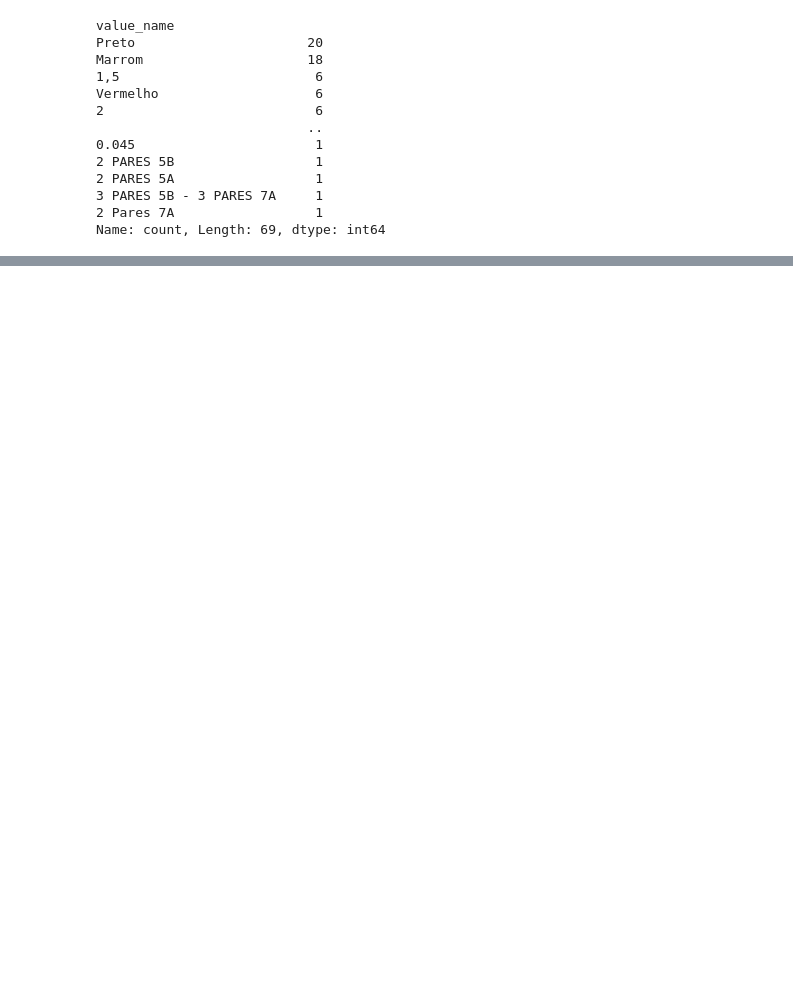
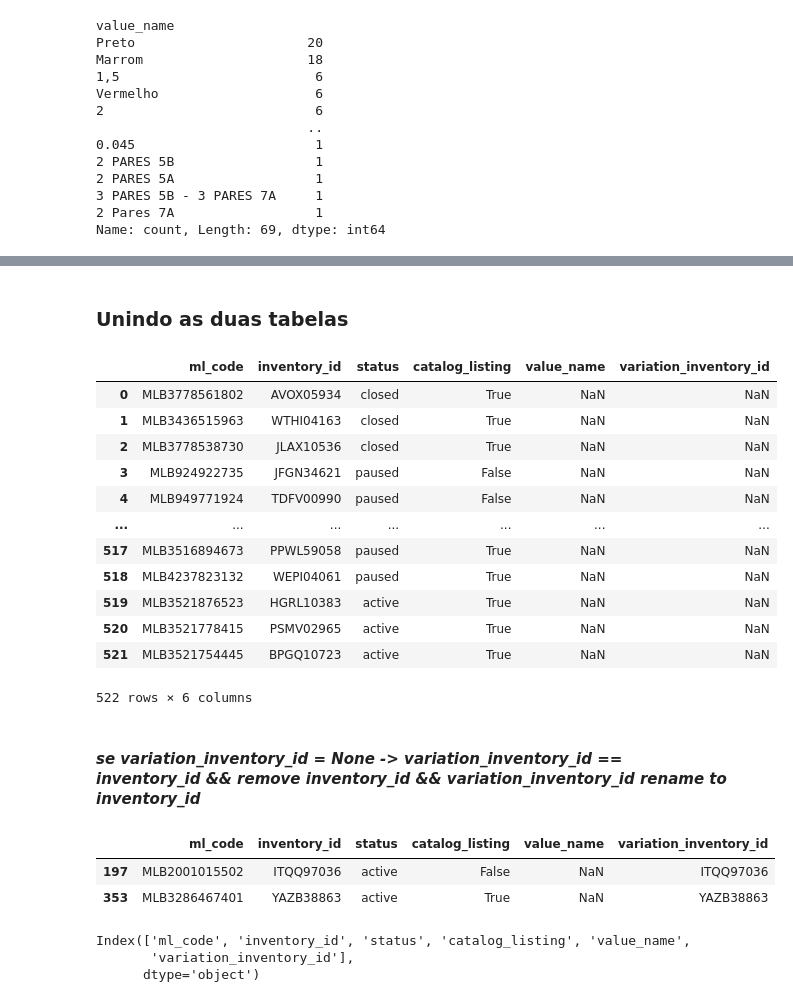
Before and after one commit to lpcoutinho/mcenter_streamlit, a Jupyter notebook: Notebooks/populando_tabela/tabela_de_produtos.ipynb, the cells around one changed output, grey strips where cells are left out. Drawn from its saved outputs; the diff is of its cells as text; code cells hidden in the pictures; blank space fills up the shorter version.

```diff
--- a/Notebooks/criando_tabela_de_produtos.ipynb
+++ b/Notebooks/populando_tabela/tabela_de_produtos.ipynb
@@ -129,11 +168,8 @@ print(json_list_item)
 # %% [markdown]
 #### attributes: SELLER_SKU
 # %%
-
-# Lista para armazenar os resultados
 resultados_attributes = []
 
-# Iterar sobre cada item na lista fictícia
 for item in json_list_item:
     # Extrair os valores desejados
     first_id = item["id"]
@@ -144,14 +180,14 @@ for item in json_list_item:
     seller_custom_field = item["seller_custom_field"]
     catalog_listing = item["catalog_listing"]
     logistic_type = item["shipping"]["logistic_type"]
+    item_relations = item["item_relations"]
 
-    # Procurar pela entrada em "attributes" onde "id" é "SELLER_SKU"
+    # Procurar em "attributes" onde "id" é "SELLER_SKU"
     seller_sku_entry = next((attr for attr in item["attributes"] if attr["id"] == "SELLER_SKU"), None)
 
     # Obter os valores de "value_name" e "value_id" se a entrada existir, caso contrário, definir como None
     attribute_value_name = seller_sku_entry["value_name"] if seller_sku_entry else None
     attribute_value_id = seller_sku_entry["value_id"] if seller_sku_entry else None
-
 
     # attribute_value_name = item["attributes"][0]["value_name"]
     # attribute_value_id = item["attributes"][0]["value_id"]
@@ -161,15 +197,19 @@ for item in json_list_item:
         "ml_code": first_id,
         "inventory_id": inventory_id,
         # "logistic_type": logistic_type,
-        "sku": attribute_value_name,
+        # "sku": attribute_value_name,
         "status": status,
         "variations": variations,
-        "attribute_value_id": attribute_value_id,
-        "catalog_product_id": catalog_product_id,
-        "seller_custom_field": seller_custom_field,
-        "catalog_listing": catalog_listing
+        # "attribute_value_id": attribute_value_id,
+        # "catalog_product_id": catalog_product_id,
+        # "seller_custom_field": seller_custom_field,
+        "catalog_listing": catalog_listing,
+        # "item_relations": item_relations
     })
 
 # Exibir os resultados
 print(resultados_attributes)
+df_sku = pd.DataFrame(resultados_attributes)
+print(df_sku.shape)
+df_sku.sample()
 # %% [output]
@@ -196,8 +222,6 @@ df_sku
 # %%
-# Lista para armazenar os resultados_variations
 resultados_variations = []
 
-# Iterar sobre cada item na lista fictícia
 for item in json_list_item:
     # Extrair os valores comuns para cada item
     first_id = item.get("id")
@@ -208,20 +232,30 @@ for item in json_list_item:
     for variacao in item.get("variations", []):
         # Extrair os valores específicos para cada variação
         variation_id = variacao.get("id")
-        attribute_combination = variacao.get("attribute_combinations", [{}])[0]  # Assumindo apenas uma combinação
+        variation_seller_sku = variacao.get("seller_custom_field")
+        variation_inventory_id = variacao.get("inventory_id")
+        attribute_combination = variacao.get("attribute_combinations", [{}])[0]
         value_id = attribute_combination.get("value_id")
         value_name = attribute_combination.get("value_name")
+        item_relations = attribute_combination.get("item_relations", [{}])[0]
+
 
         # Adicionar os resultados_variations à lista
         resultados_variations.append({
             "ml_code": first_id,
-            "inventory_id_var": inventory_id,
+            "inventory_id": inventory_id,
             # "logistic_type": logistic_type,
             "variation_id": variation_id,
-            "value_id": value_id,
-            "value_name": value_name
+            # "value_id": value_id,
+            "value_name": value_name,
+            # "var_seller_sku": variation_seller_sku,
+            "variation_inventory_id": variation_inventory_id,
+            # "item_relations":item_relations,
         })
 
 # Exibir os resultados_variations
 print(resultados_variations)
+df_variations = pd.DataFrame(resultados_variations)
+print(df_variations.shape)
+df_variations.sample()
 # %% [output]
@@ -922,0 +351,38 @@ ml_code(id_anuncio) | seller_sku |inventory_id ou variations[inventory_id] | var
+# %% [markdown]
+### Unindo as duas tabelas
+# %%
+df_sku_var = pd.merge(df_sku, df_variations, left_on=['ml_code','inventory_id'], right_on=['ml_code','inventory_id'], how='left')
+df_sku_var = df_sku_var.drop(['variations','variation_id'], axis=1)
+df_sku_var
+# %% [output]
+|  | ml_code | inventory_id | status | catalog_listing | value_name | variation_inventory_id |
+| 0 | MLB3778561802 | AVOX05934 | closed | True | NaN | NaN |
+| 1 | MLB3436515963 | WTHI04163 | closed | True | NaN | NaN |
+| 2 | MLB3778538730 | JLAX10536 | closed | True | NaN | NaN |
+| 3 | MLB924922735 | JFGN34621 | paused | False | NaN | NaN |
+| 4 | MLB949771924 | TDFV00990 | paused | False | NaN | NaN |
+| ... | ... | ... | ... | ... | ... | ... |
+| 517 | MLB3516894673 | PPWL59058 | paused | True | NaN | NaN |
+| 518 | MLB4237823132 | WEPI04061 | paused | True | NaN | NaN |
+| 519 | MLB3521876523 | HGRL10383 | active | True | NaN | NaN |
+| 520 | MLB3521778415 | PSMV02965 | active | True | NaN | NaN |
+| 521 | MLB3521754445 | BPGQ10723 | active | True | NaN | NaN |
+522 rows × 6 columns
+# %% [markdown]
+#### *se variation_inventory_id = None -> variation_inventory_id == inventory_id && remove inventory_id && variation_inventory_id rename to inventory_id*
+# %%
+df_sku_var['variation_inventory_id'].fillna(df_sku_var['inventory_id'], inplace=True)
+
+# verificando se união funcionou
+result = df_sku_var[df_sku_var['variation_inventory_id'] == df_sku_var['inventory_id']]
+result.sample(2)
+# %% [output]
+|  | ml_code | inventory_id | status | catalog_listing | value_name | variation_inventory_id |
+| 197 | MLB2001015502 | ITQQ97036 | active | False | NaN | ITQQ97036 |
+| 353 | MLB3286467401 | YAZB38863 | active | True | NaN | YAZB38863 |
+# %%
+df_sku_var.columns
+# %% [output]
+Index(['ml_code', 'inventory_id', 'status', 'catalog_listing', 'value_name',
+       'variation_inventory_id'],
+      dtype='object')
```
Also changed, not shown: parts of 74 cells of this notebook, 15 other files.
